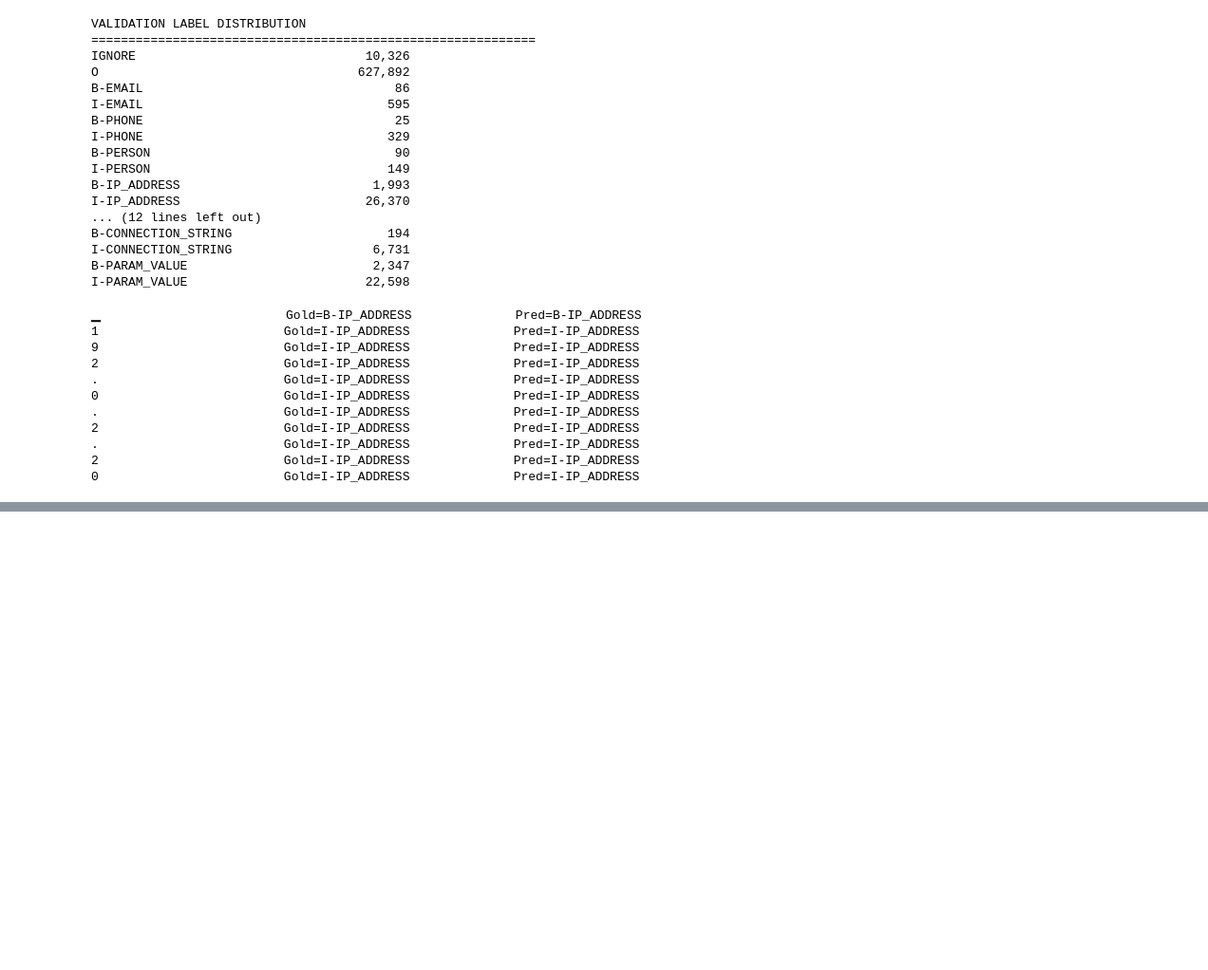
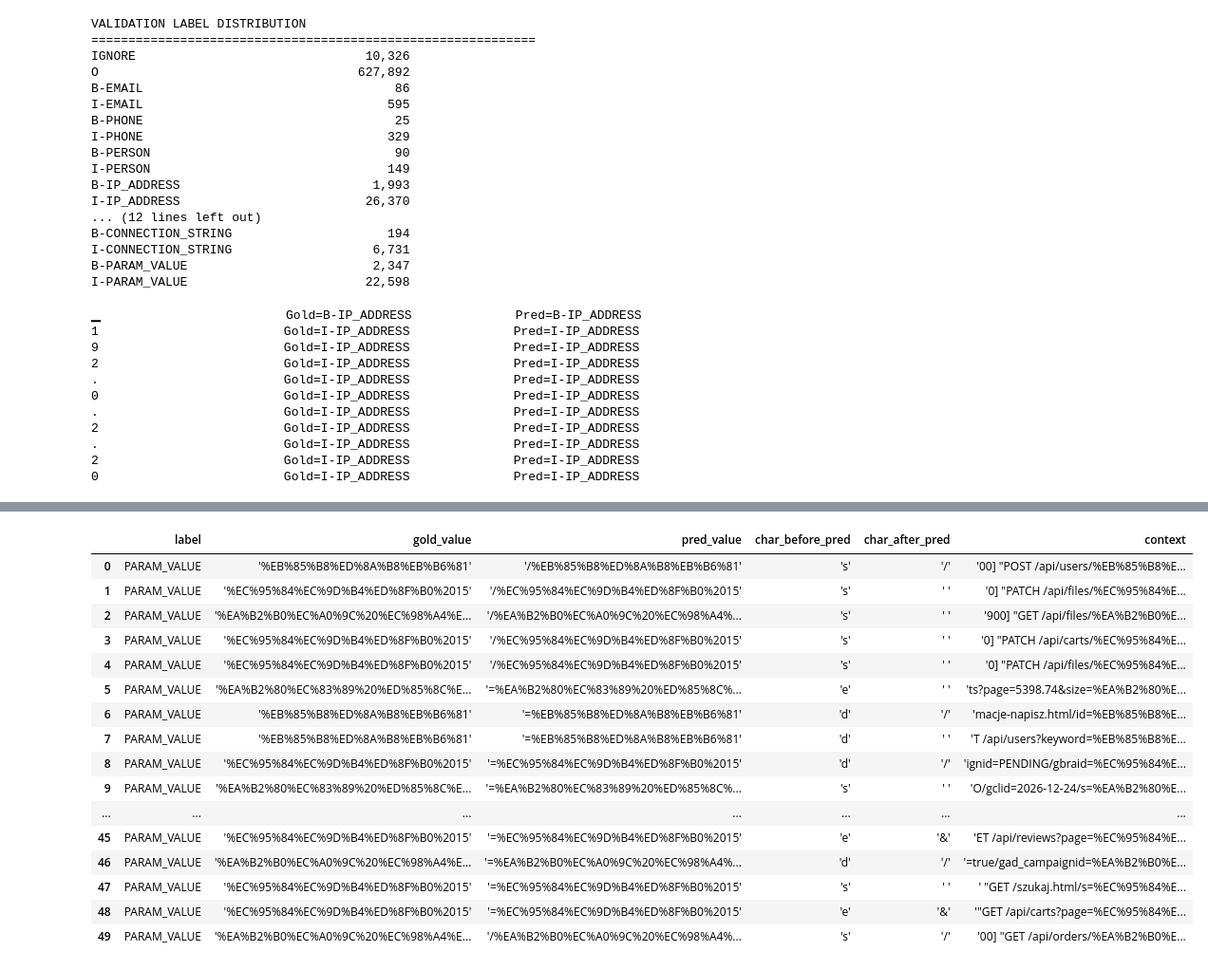
Before and after one commit to mjbaa/sensitive_text_masking, a Jupyter notebook: notebooks/03_model_training.ipynb, the cells around one changed output, grey strips where cells are left out. Shown at 95% size. Saved outputs shown, nothing was run; the diff lists cells and outputs as text; code cells hidden in the pictures; blank space fills up the shorter version.

```diff
--- a/notebooks/03_model_training.ipynb
+++ b/notebooks/03_model_training.ipynb
@@ -1381,0 +3829,54 @@ for token, gold_id, pred_id in zip(
+# %%
+context_view_df = (
+    remaining_error_detail_df[
+        [
+            "label",
+            "gold_value",
+            "pred_value",
+            "char_before_pred",
+            "char_after_pred",
+            "context",
+        ]
+    ]
+    .copy()
+)
+
+
+for column in [
+    "gold_value",
+    "pred_value",
+    "char_before_pred",
+    "char_after_pred",
+    "context",
+]:
+
+    context_view_df[
+        column
+    ] = context_view_df[
+        column
+    ].map(repr)
+
+
+display(
+    context_view_df.head(
+        50
+    )
+)
+# %% [output]
+|  | label | gold_value | pred_value | char_before_pred | char_after_pred | context |
+| 0 | PARAM_VALUE | '%EB%85%B8%ED%8A%B8%EB%B6%81' | '/%EB%85%B8%ED%8A%B8%EB%B6%81' | 's' | '/' | '00] "POST /api/users/%EB%85%B8%E... |
+| 1 | PARAM_VALUE | '%EC%95%84%EC%9D%B4%ED%8F%B0%2015' | '/%EC%95%84%EC%9D%B4%ED%8F%B0%2015' | 's' | ' ' | '0] "PATCH /api/files/%EC%95%84%E... |
+| 2 | PARAM_VALUE | '%EA%B2%B0%EC%A0%9C%20%EC%98%A4%E... | '/%EA%B2%B0%EC%A0%9C%20%EC%98%A4%... | 's' | ' ' | '900] "GET /api/files/%EA%B2%B0%E... |
+| 3 | PARAM_VALUE | '%EC%95%84%EC%9D%B4%ED%8F%B0%2015' | '/%EC%95%84%EC%9D%B4%ED%8F%B0%2015' | 's' | ' ' | '0] "PATCH /api/carts/%EC%95%84%E... |
+| 4 | PARAM_VALUE | '%EC%95%84%EC%9D%B4%ED%8F%B0%2015' | '/%EC%95%84%EC%9D%B4%ED%8F%B0%2015' | 's' | ' ' | '0] "PATCH /api/files/%EC%95%84%E... |
+| 5 | PARAM_VALUE | '%EA%B2%80%EC%83%89%20%ED%85%8C%E... | '=%EA%B2%80%EC%83%89%20%ED%85%8C%... | 'e' | ' ' | 'ts?page=5398.74&size=%EA%B2%80%E... |
+| 6 | PARAM_VALUE | '%EB%85%B8%ED%8A%B8%EB%B6%81' | '=%EB%85%B8%ED%8A%B8%EB%B6%81' | 'd' | '/' | 'macje-napisz.html/id=%EB%85%B8%E... |
+| 7 | PARAM_VALUE | '%EB%85%B8%ED%8A%B8%EB%B6%81' | '=%EB%85%B8%ED%8A%B8%EB%B6%81' | 'd' | ' ' | 'T /api/users?keyword=%EB%85%B8%E... |
+| 8 | PARAM_VALUE | '%EC%95%84%EC%9D%B4%ED%8F%B0%2015' | '=%EC%95%84%EC%9D%B4%ED%8F%B0%2015' | 'd' | '/' | 'ignid=PENDING/gbraid=%EC%95%84%E... |
+| 9 | PARAM_VALUE | '%EA%B2%80%EC%83%89%20%ED%85%8C%E... | '=%EA%B2%80%EC%83%89%20%ED%85%8C%... | 's' | ' ' | 'O/gclid=2026-12-24/s=%EA%B2%80%E... |
+| ... | ... | ... | ... | ... | ... | ... |
+| 45 | PARAM_VALUE | '%EC%95%84%EC%9D%B4%ED%8F%B0%2015' | '=%EC%95%84%EC%9D%B4%ED%8F%B0%2015' | 'e' | '&' | 'ET /api/reviews?page=%EC%95%84%E... |
+| 46 | PARAM_VALUE | '%EA%B2%B0%EC%A0%9C%20%EC%98%A4%E... | '=%EA%B2%B0%EC%A0%9C%20%EC%98%A4%... | 'd' | '/' | '=true/gad_campaignid=%EA%B2%B0%E... |
+| 47 | PARAM_VALUE | '%EC%95%84%EC%9D%B4%ED%8F%B0%2015' | '=%EC%95%84%EC%9D%B4%ED%8F%B0%2015' | 's' | ' ' | ' "GET /szukaj.html/s=%EC%95%84%E... |
+| 48 | PARAM_VALUE | '%EC%95%84%EC%9D%B4%ED%8F%B0%2015' | '=%EC%95%84%EC%9D%B4%ED%8F%B0%2015' | 'e' | '&' | '"GET /api/carts?page=%EC%95%84%E... |
+| 49 | PARAM_VALUE | '%EA%B2%B0%EC%A0%9C%20%EC%98%A4%E... | '/%EA%B2%B0%EC%A0%9C%20%EC%98%A4%... | 's' | '/' | '00] "GET /api/orders/%EA%B2%B0%E... |
```
Also changed, not shown: parts of 109 cells of this notebook.
